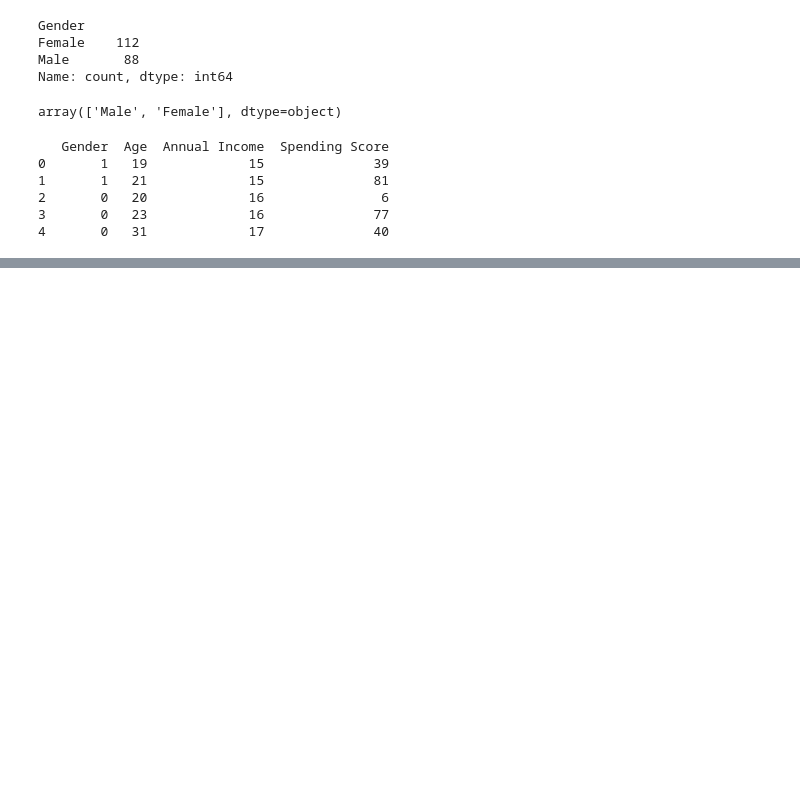
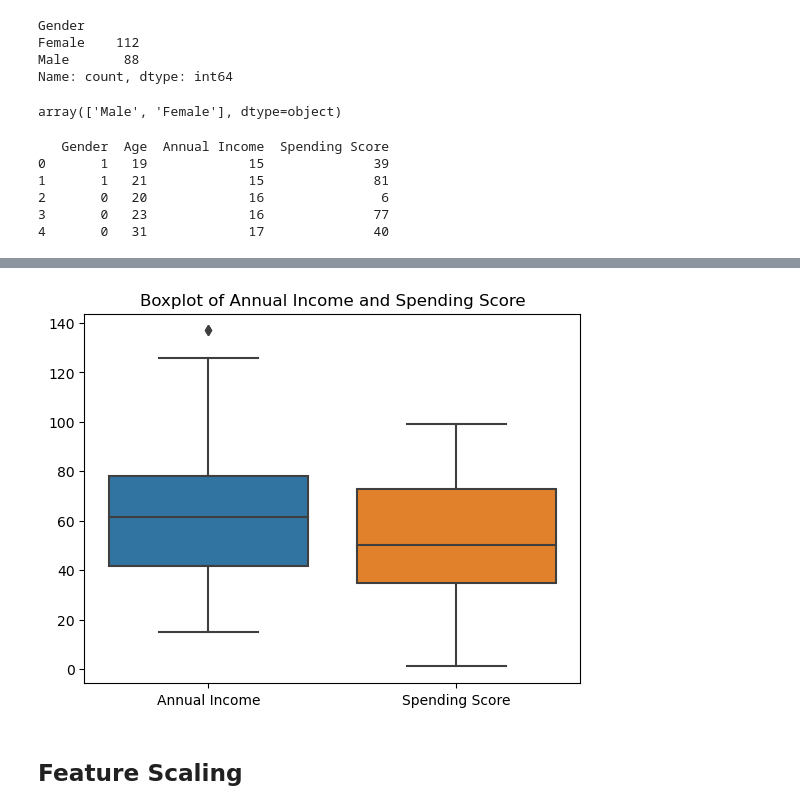
Before and after one commit to Hazem12Bakr/Customer-Segmentation, a Jupyter notebook: main.ipynb, the cells around one changed output, grey strips where cells are left out. Cells and saved outputs as stored; diff of their text form; code cells hidden in the pictures; blank space fills up the shorter version.

```diff
--- a/main.ipynb
+++ b/main.ipynb
@@ -115,0 +144,9 @@ print(df.head())
+# %%
+# Boxplot for Annual Income, Spending Score
+sns.boxplot(data=df[['Annual Income', 'Spending Score']])
+plt.title('Boxplot of Annual Income and Spending Score')
+plt.show()
+# %% [output]
+[figure, added]
+# %% [markdown]
+## Feature Scaling
```
Also changed, not shown: parts of 25 cells of this notebook.
